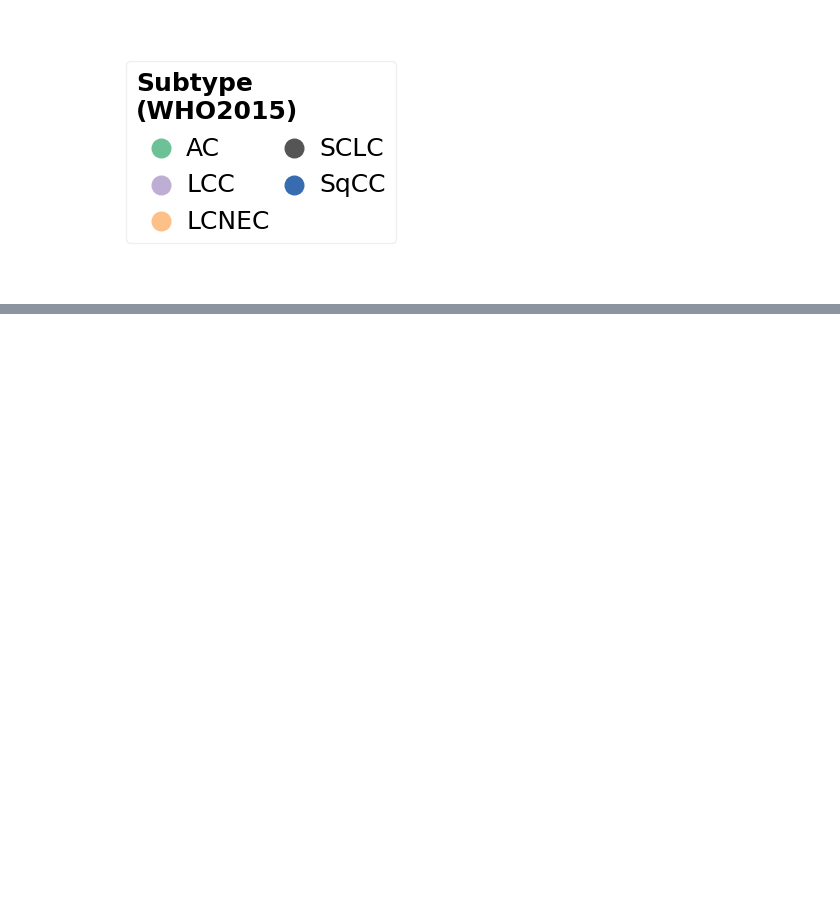
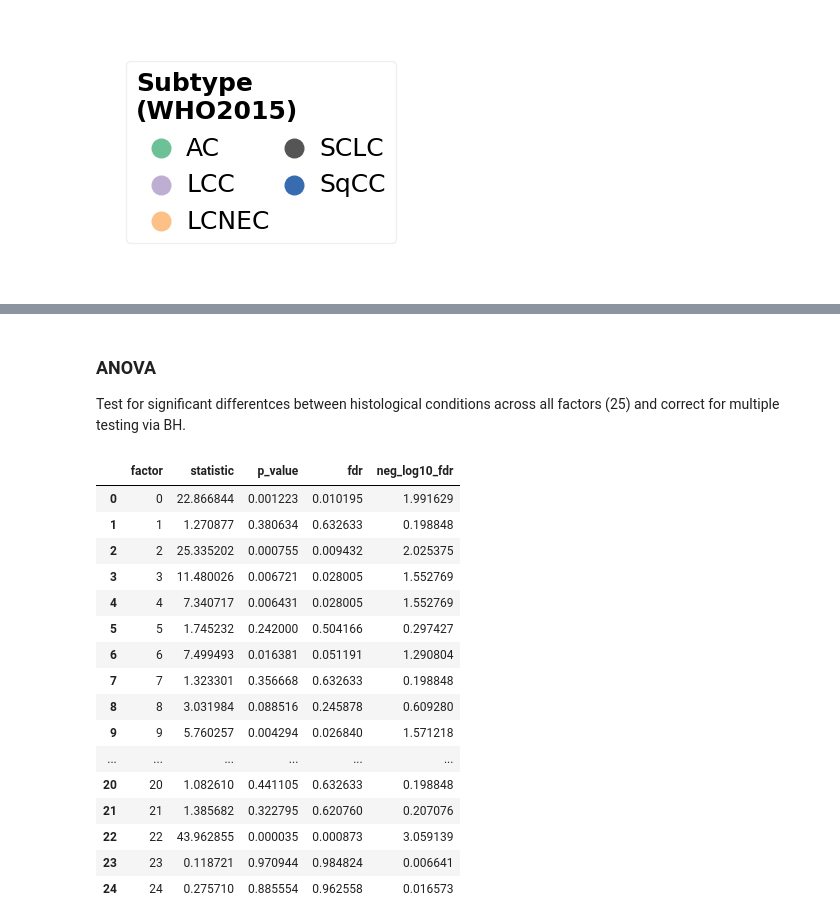
Before and after one commit to MannLabs/alphapepttools-manuscript, a Jupyter notebook: notebooks/analysis/lehtioe2021/plotting/mofa-factor-activity.ipynb, the cells around one changed output, grey strips where cells are left out. Cells and saved outputs as stored; diff of their text form; code cells hidden in the pictures; blank space fills up the shorter version.

```diff
--- a/notebooks/analysis/lehtioe2021/plotting/mofa-factor-activity.ipynb
+++ b/notebooks/analysis/lehtioe2021/plotting/mofa-factor-activity.ipynb
@@ -125,0 +152,39 @@ plt.show()
+# %% [markdown]
+### ANOVA
+
+Test for significant differentces between histological conditions across all factors (25) and correct for multiple testing via BH.
+# %%
+anova_results = []
+
+groups = mofa_factors.groupby("proteins:who2015_histology", observed=True)
+
+for factor in range(25):
+    res = f_oneway(*[groups.get_group(group)[factor].to_list() for group in groups.groups.keys()], equal_var=False, nan_policy="raise")
+
+    anova_results.append(
+        {"factor": factor, "statistic": res.statistic, "p_value": res.pvalue}
+    )
+
+anova_results = pd.DataFrame(anova_results)
+anova_results["fdr"] = false_discovery_control(anova_results["p_value"], method="bh")
+anova_results["neg_log10_fdr"] = -1*np.log10(anova_results["fdr"])
+
+anova_results
+# %% [output]
+|  | factor | statistic | p_value | fdr | neg_log10_fdr |
+| 0 | 0 | 22.866844 | 0.001223 | 0.010195 | 1.991629 |
+| 1 | 1 | 1.270877 | 0.380634 | 0.632633 | 0.198848 |
+| 2 | 2 | 25.335202 | 0.000755 | 0.009432 | 2.025375 |
+| 3 | 3 | 11.480026 | 0.006721 | 0.028005 | 1.552769 |
+| 4 | 4 | 7.340717 | 0.006431 | 0.028005 | 1.552769 |
+| 5 | 5 | 1.745232 | 0.242000 | 0.504166 | 0.297427 |
+| 6 | 6 | 7.499493 | 0.016381 | 0.051191 | 1.290804 |
+| 7 | 7 | 1.323301 | 0.356668 | 0.632633 | 0.198848 |
+| 8 | 8 | 3.031984 | 0.088516 | 0.245878 | 0.609280 |
+| 9 | 9 | 5.760257 | 0.004294 | 0.026840 | 1.571218 |
+| ... | ... | ... | ... | ... | ... |
+| 20 | 20 | 1.082610 | 0.441105 | 0.632633 | 0.198848 |
+| 21 | 21 | 1.385682 | 0.322795 | 0.620760 | 0.207076 |
+| 22 | 22 | 43.962855 | 0.000035 | 0.000873 | 3.059139 |
+| 23 | 23 | 0.118721 | 0.970944 | 0.984824 | 0.006641 |
+| 24 | 24 | 0.275710 | 0.885554 | 0.962558 | 0.016573 |
```
Also changed, not shown: parts of 10 cells of this notebook.
